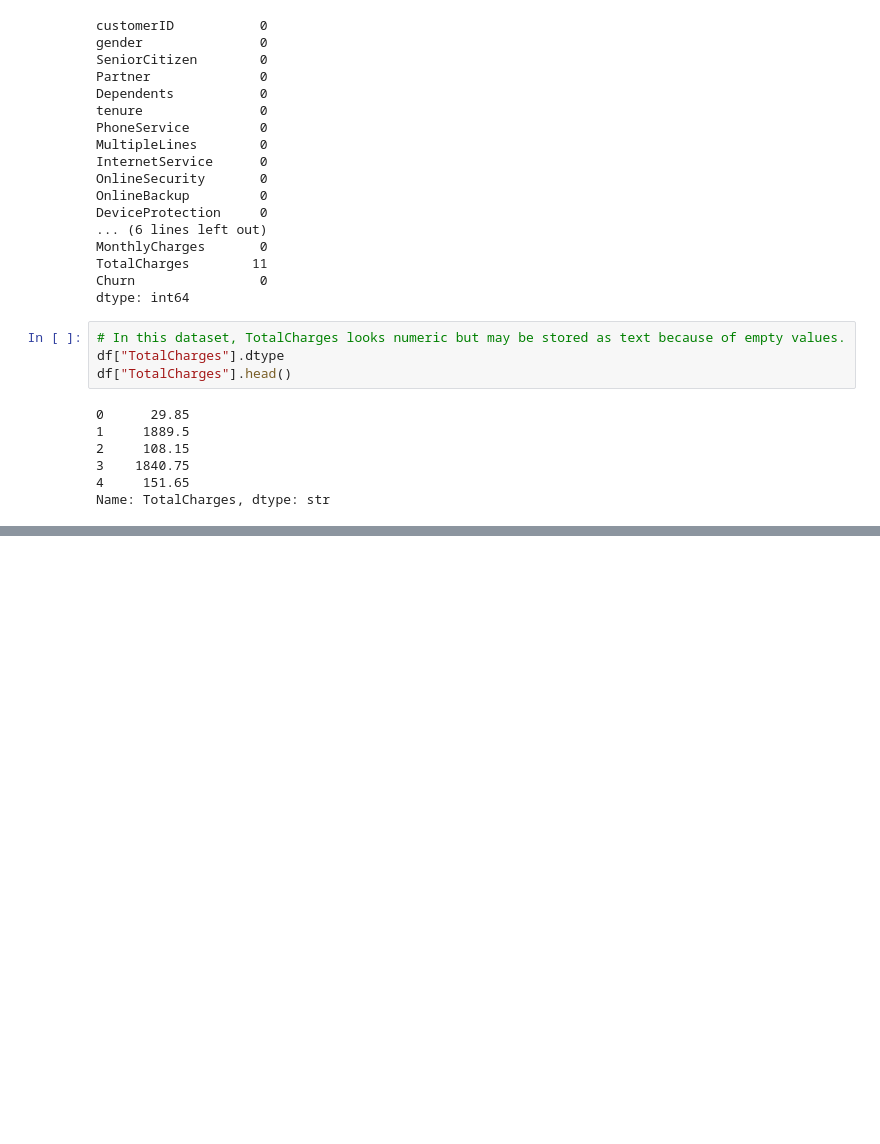
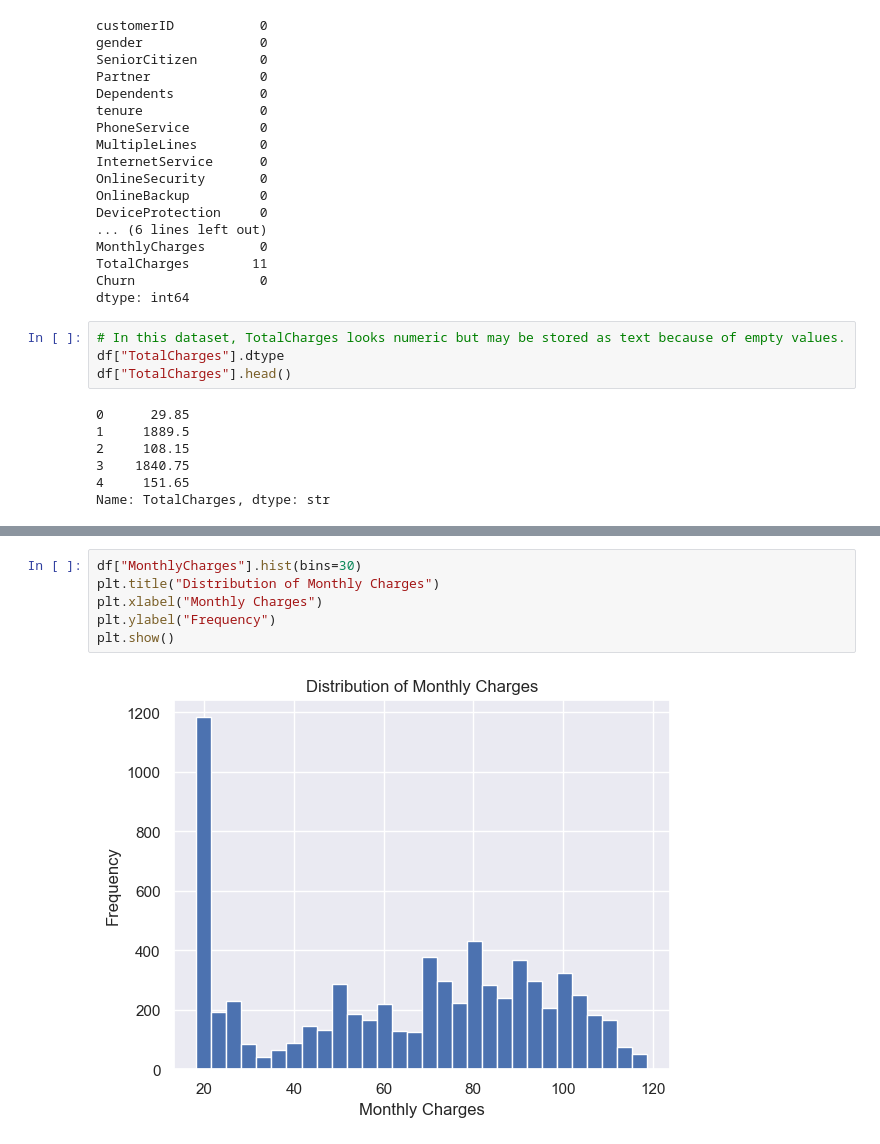
Before and after one commit to OmarJarbou/Customer-Churn, a Jupyter notebook: notebook/01_data_understanding.ipynb, the cells around one changed output, grey strips where cells are left out. Saved outputs shown, nothing was run; the diff lists cells and outputs as text; blank space fills up the shorter version.

```diff
--- a/notebook/01_data_understanding.ipynb
+++ b/notebook/01_data_understanding.ipynb
@@ -133,0 +181,8 @@ Name: TotalCharges, dtype: str
+# %%
+df["MonthlyCharges"].hist(bins=30)
+plt.title("Distribution of Monthly Charges")
+plt.xlabel("Monthly Charges")
+plt.ylabel("Frequency")
+plt.show()
+# %% [output]
+[figure, added]
```
Also changed, not shown: parts of 9 cells of this notebook, 9 other files.
